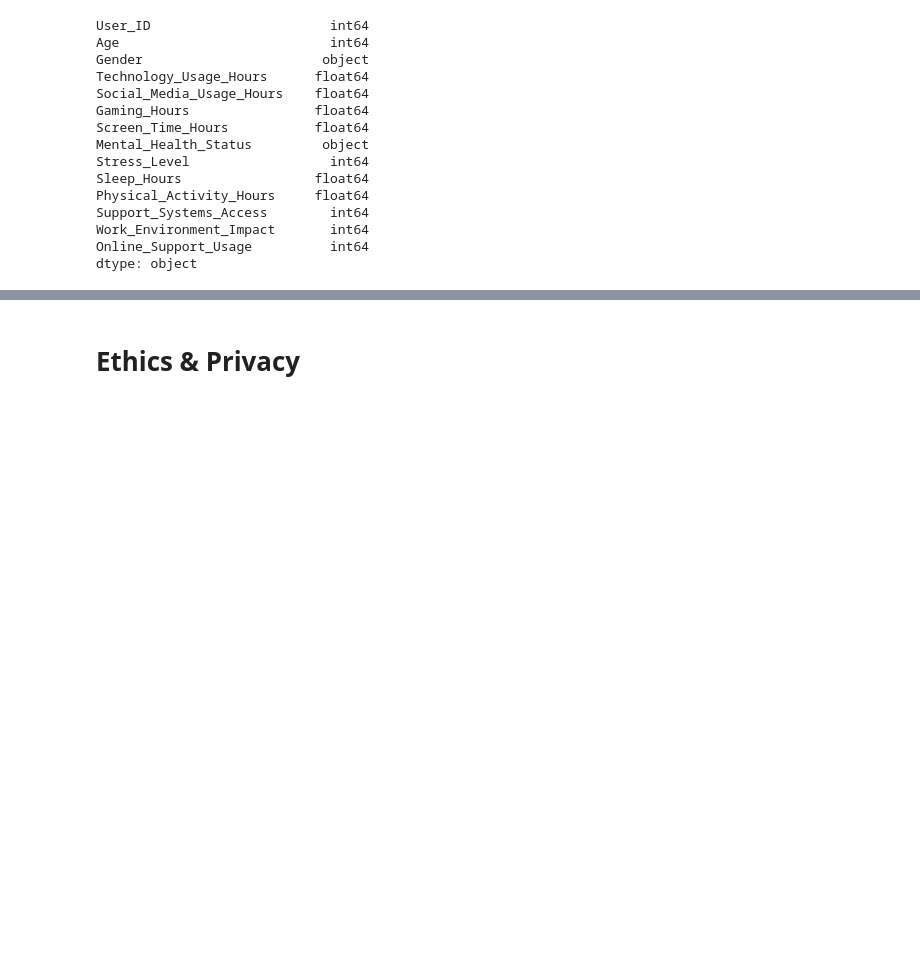
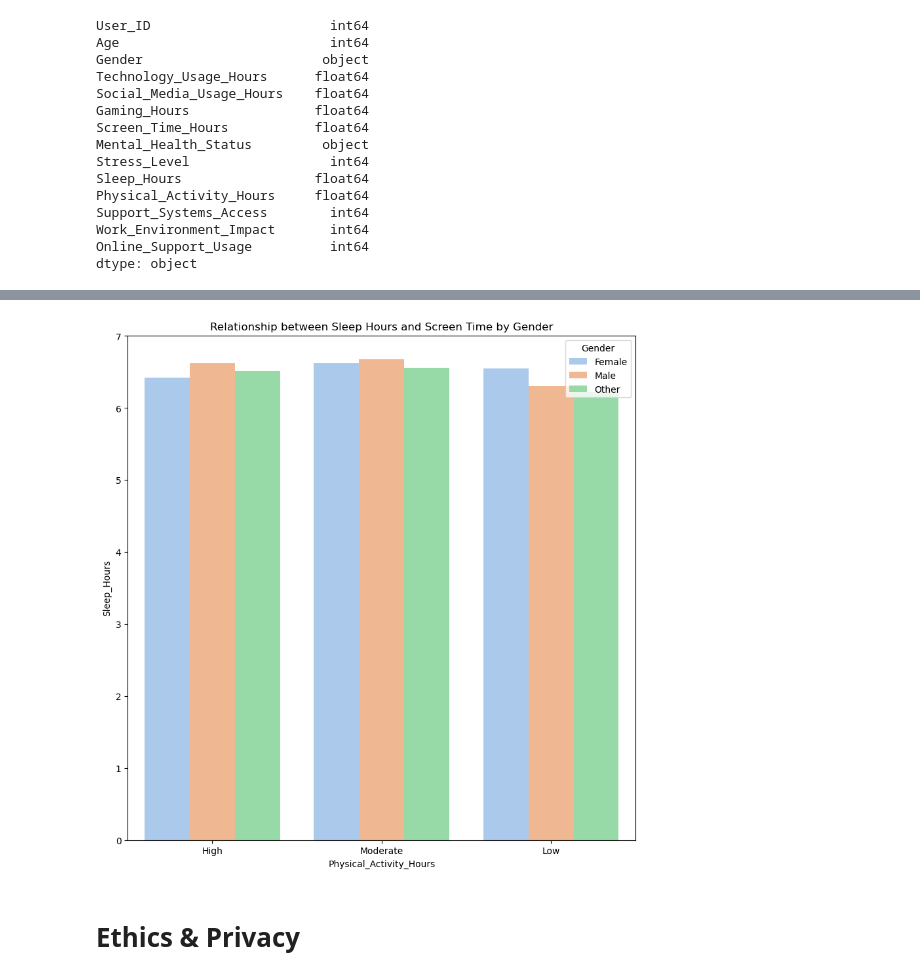
Before and after one commit to keshuvv/Data-Driven-Analysis-of-College-Students-Sleep-Pattern, a Jupyter notebook: EDACheckpt.ipynb, the cells around one changed output, grey strips where cells are left out. Drawn from its saved outputs; the diff is of its cells as text; code cells hidden in the pictures; blank space fills up the shorter version.

```diff
--- a/EDACheckpt.ipynb
+++ b/EDACheckpt.ipynb
@@ -496,3 +526,15 @@ import matplotlib.pyplot as plt
+# %%
+# plotting relationship between physical activity and sleep hours
+mental_health_data['Physical_Activity_Hours'] = mental_health_data['Physical_Activity_Hours'].apply(group_hours)
+
+plt.figure(figsize=(10,10))
+sns.barplot(data=mental_health_data, x='Physical_Activity_Hours',
+            y='Sleep_Hours', hue='Gender', errorbar=None,
+            palette='pastel')
+plt.title('Relationship between Sleep Hours and Screen Time by Gender')
+plt.show()
+# %% [output]
+[figure, added]
 # %% [markdown]
 # Ethics & Privacy
 # %% [markdown]
```
Also changed, not shown: parts of 6 cells of this notebook.
